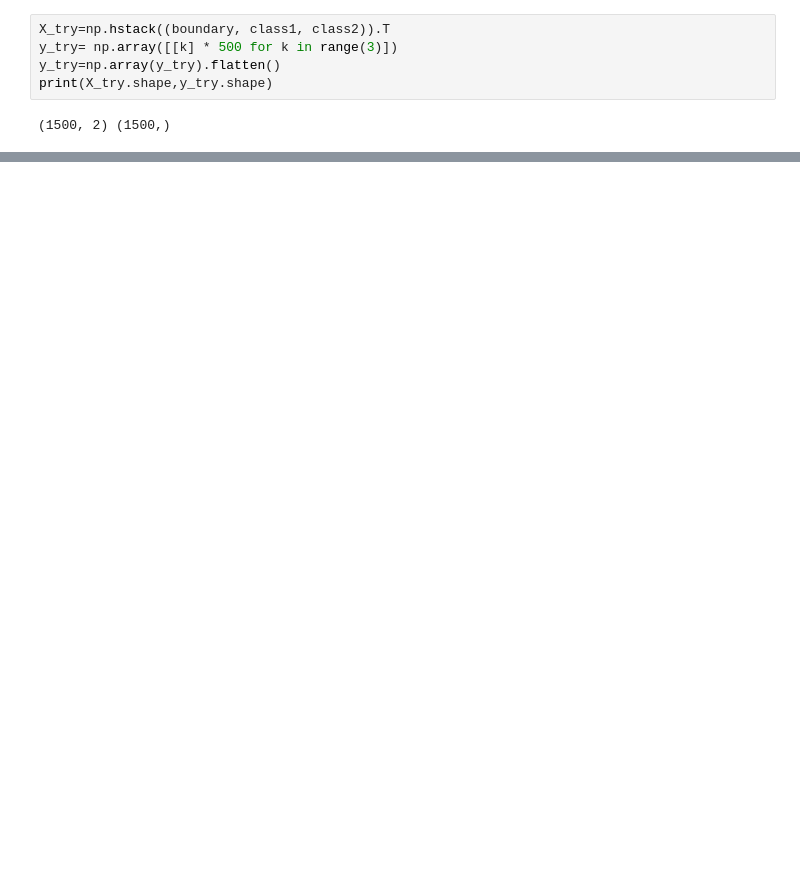
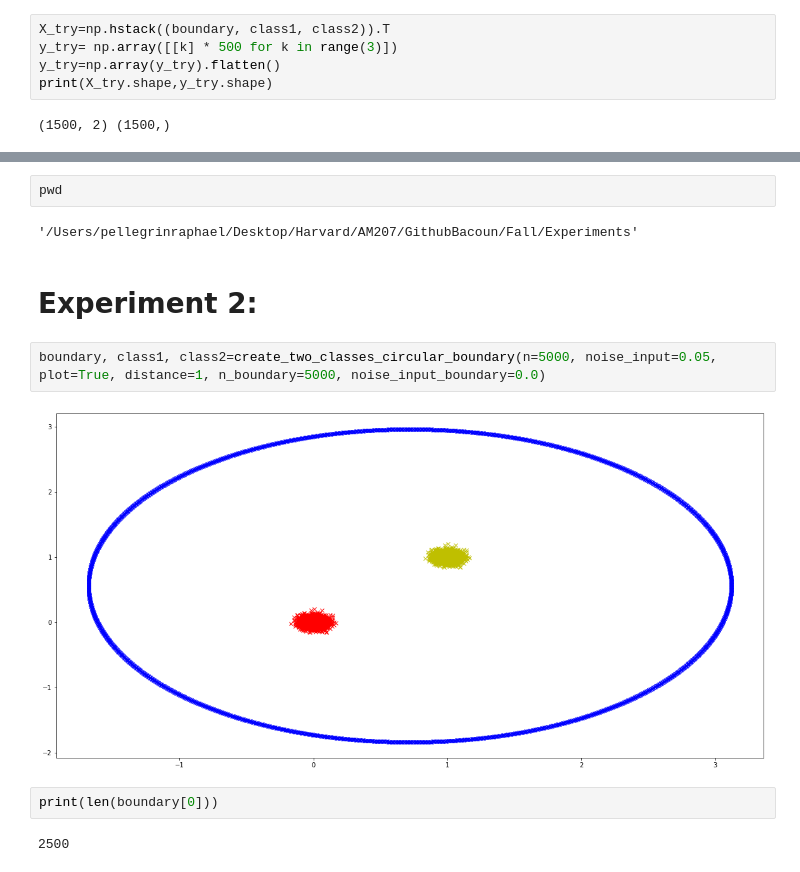
Before and after one commit to DavidAssaraf106/NLM, a Jupyter notebook: Experiments/TestR.ipynb, the cells around one changed output, grey strips where cells are left out. Saved outputs shown, nothing was run; the diff lists cells and outputs as text; blank space fills up the shorter version.

```diff
--- a/Experiments/TestR.ipynb
+++ b/Experiments/TestR.ipynb
@@ -346,0 +155,14 @@ plt.show()
+# %%
+pwd
+# %% [output]
+'/Users/pellegrinraphael/Desktop/Harvard/AM207/GithubBacoun/Fall/Experiments'
+# %% [markdown]
+# Experiment 2:
+# %%
+boundary, class1, class2=create_two_classes_circular_boundary(n=5000, noise_input=0.05, plot=True, distance=1, n_boundary=5000, noise_input_boundary=0.0)
+# %% [output]
+[figure, added]
+# %%
+print(len(boundary[0]))
+# %% [output]
+2500
```
Also changed, not shown: parts of 49 cells of this notebook, 9 other files.
